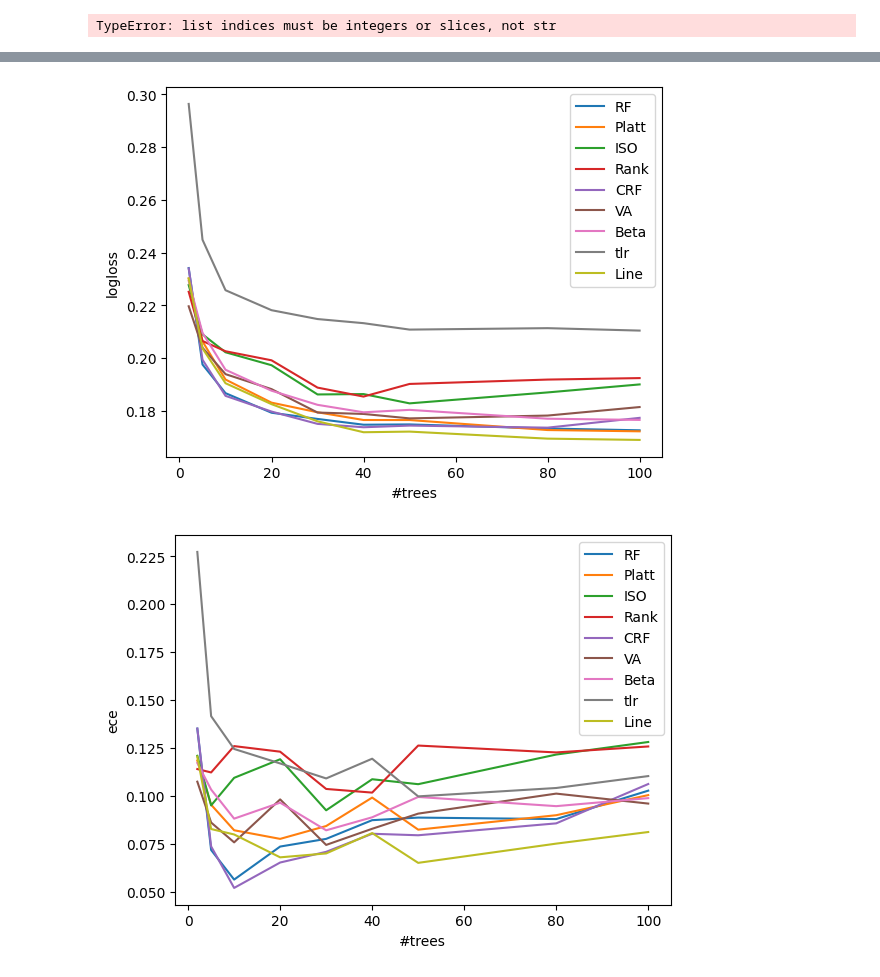
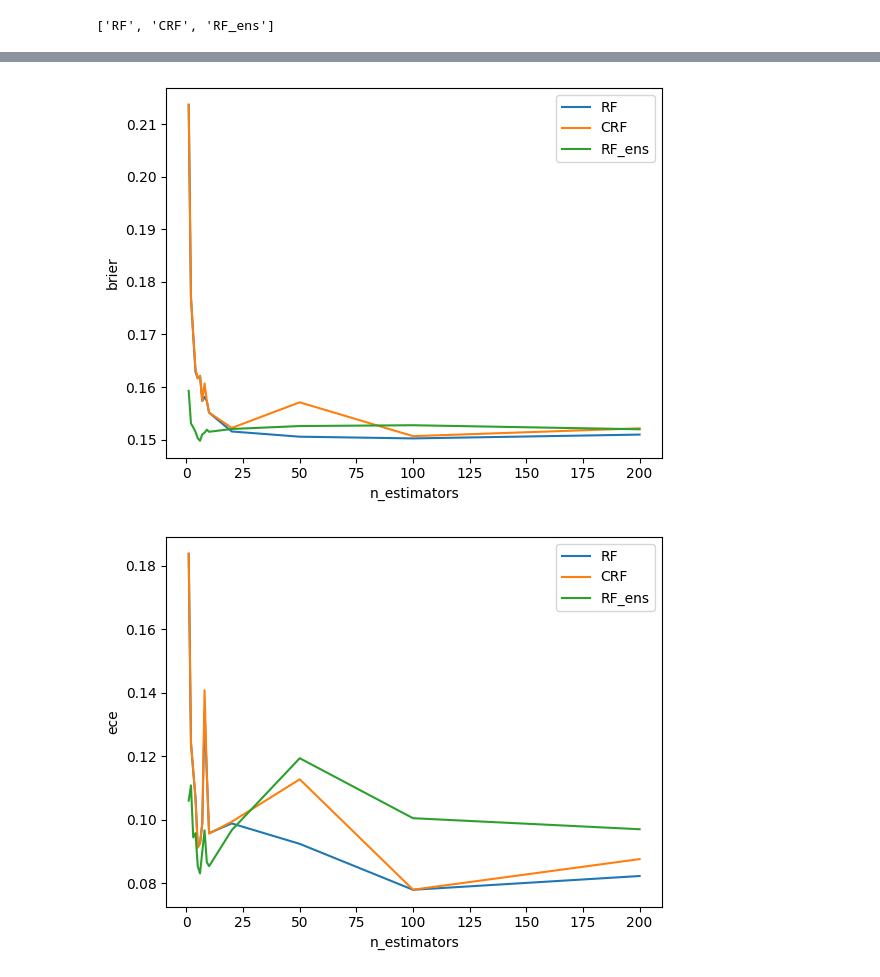
Before and after one commit to mhshaker/RF_ranking_calibration, a Jupyter notebook: Experiments/RF parameters/1_trees.ipynb, the cells around one changed output, grey strips where cells are left out. Saved outputs shown, nothing was run; the diff lists cells and outputs as text; code cells hidden in the pictures.

Commit message:
core experiment and core calibration. with simplified tree and depth exps

```diff
--- a/Experiments/RF parameters/1_trees.ipynb
+++ b/Experiments/RF parameters/1_trees.ipynb
@@ -33,47 +13,27 @@ params = {
-# %%
-data_list = []
-calib_results_dict = {}
-
-for exp_trees in params["n_tree"]:
-
-    # Data
-    exp_data_name = str(exp_trees) # data_name + "_" +
-    data_list.append(exp_data_name)
-    X, y, tp = dp.make_classification_gaussian_with_true_prob(params["data_size"], params["n_features"], 0)
-    # X, y = dp.load_data(data_name, "../../")
-
-    data_dict = {} # results for each data set will be saved in here.
-    for seed in range(params["runs"]): # running the same dataset multiple times
-        # split the data
-        data = cal.split_train_calib_test(exp_data_name, X, y, params["test_split"], params["calib_split"], seed, tp)
-
-        # train model
-        irrf = IR_RF(n_estimators=exp_trees, oob_score=params["oob"], random_state=seed)
-        irrf.fit(data["x_train"], data["y_train"])
-
-        # calibration
-        res = cal.calibration("RF" ,irrf, data, calib_methods, metrics) # res is a dict with all the metrics results as well as RF probs and every calibration method decision for every test data point
-        data_dict = cal.update_runs(data_dict, res) # calib results for every run for the same dataset is aggregated in data_dict (ex. acc of every run as an array)
-        if plot:
-            cal.plot_probs(exp_data_name, res, data, calib_methods, seed, True)
-
-    calib_results_dict.update(data_dict) # merge results of all datasets together
-
-tables = cal.mean_and_ranking_table(calib_results_dict, metrics, calib_methods, data_list, mean_and_rank=False)
-# %% [output]
-TypeError: list indices must be integers or slices, not str
+# %%
+params = cx.params_all.copy()
+params["hyper_opt"] = False
+exp_key = "n_estimators"
+exp_values = [1,2,3,4,5,6,7,8,9,10,20,50,100,200]
+# %%
+calib_results_dict, data_list = cx.run_exp(exp_key, exp_values, params)
+tables = cal.mean_and_ranking_table(calib_results_dict,
+                                    params["metrics"],
+                                    params["calib_methods"],
+                                    data_list,
+                                    mean_and_rank=False,
+                                    std=True)
 # %%
-plot_calib_methods = calib_methods
-# plot_calib_methods.remove("VA")
-plot_calib_methods.remove("Elkan")
-# plot_calib_methods.remove("tlr")
-# plot_calib_methods.remove("CRF")
+plot_calib_methods = params["calib_methods"].copy()
+# plot_calib_methods.remove("Rank")
+# plot_calib_methods.remove("Elkan")
 # plot_calib_methods.remove("RF")
-
-# plot_calib_methods
+plot_calib_methods
+# %% [output]
+['RF', 'CRF', 'RF_ens']
 # %%
-for metric in metrics:
+for metric in params["metrics"]:
     ax = tables[metric][plot_calib_methods].plot()
-    ax.set_xlabel("#trees")
+    ax.set_xlabel(exp_key)
     ax.set_ylabel(metric)
 # %% [output]
@@ -83,2 +43,2 @@ for metric in metrics:
-[figure, old version]
+[figure, new version]
-[figure, old version]
+[figure, new version]
```
Also changed, not shown: parts of 3 cells of this notebook, 3 other files.
